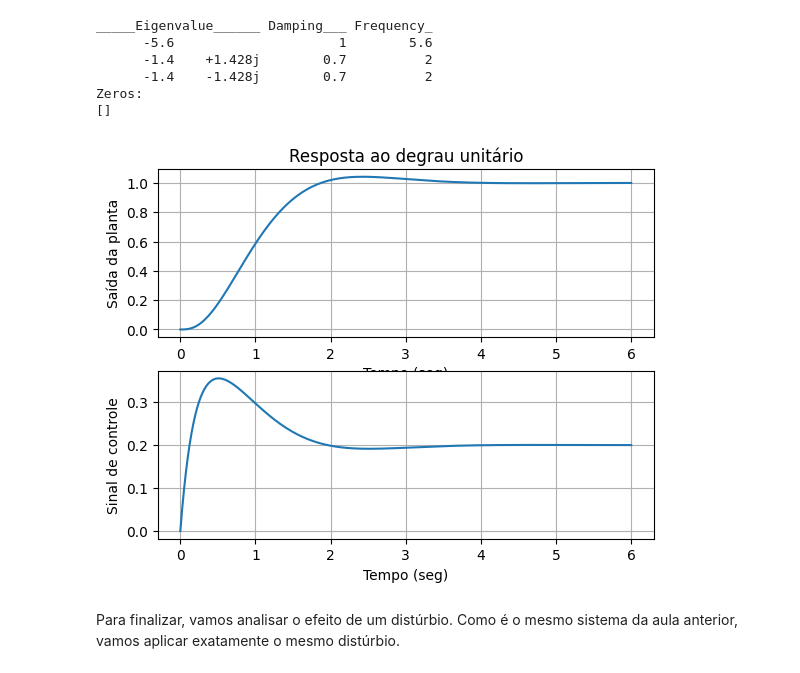
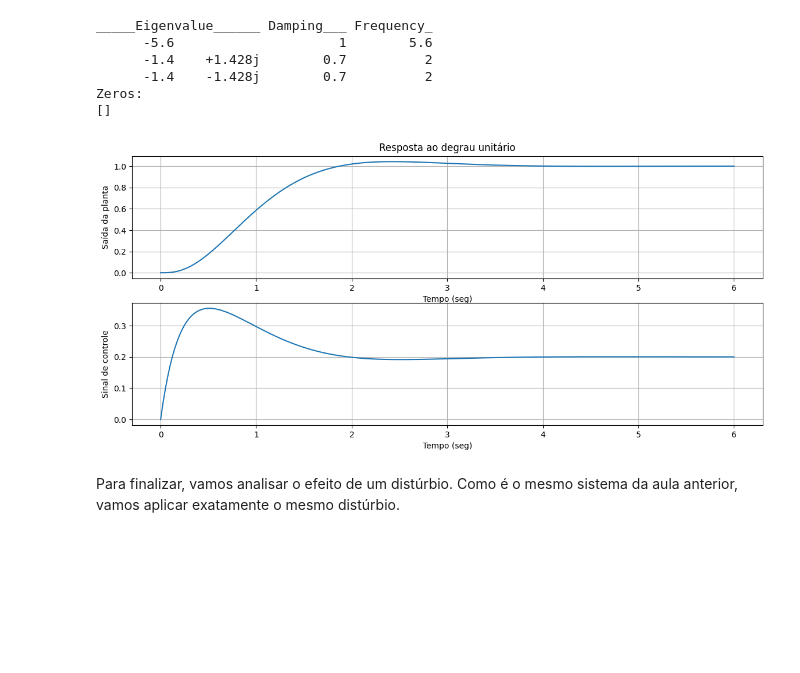
Before and after one commit to rsbayma/Controle-II, a Jupyter notebook: Estados/3 - Realimentação de estados (controle)/3.5 - Controle integral.ipynb, the cells around one changed output. Saved outputs shown, nothing was run; the diff lists cells and outputs as text; code cells hidden in the pictures; blank space fills up the shorter version.

```diff
--- a/Estados/3 - Realimentação de estados (controle)/3.5 - Controle integral.ipynb
+++ b/Estados/3 - Realimentação de estados (controle)/3.5 - Controle integral.ipynb
@@ -159,21 +159,22 @@ Zeros:
 resp = ct.step_response(mf,6)
 # %%
 # Plotagem da saída
+plt.figure(figsize=(14,6))
 plt.subplot(211)
 plt.plot(resp.t,resp.outputs)
 plt.xlabel('Tempo (seg)')
 plt.ylabel('Saída da planta')
 plt.title('Resposta ao degrau unitário')
 plt.grid()
 # Calcula e plota o sinal de controle
 u = -Ka@resp.states
 plt.subplot(212)
 plt.plot(resp.t,u.T)
 plt.xlabel('Tempo (seg)')
 plt.ylabel('Sinal de controle')
 plt.grid()
 # %% [output]
-[figure, old version]
+[figure, new version]
 # %% [markdown]
 Para finalizar, vamos analisar o efeito de um distúrbio. Como é o mesmo sistema da aula anterior, vamos aplicar exatamente o mesmo distúrbio.
 # %%
```
Also changed, not shown: parts of 4 cells of this notebook, 2 other files.
